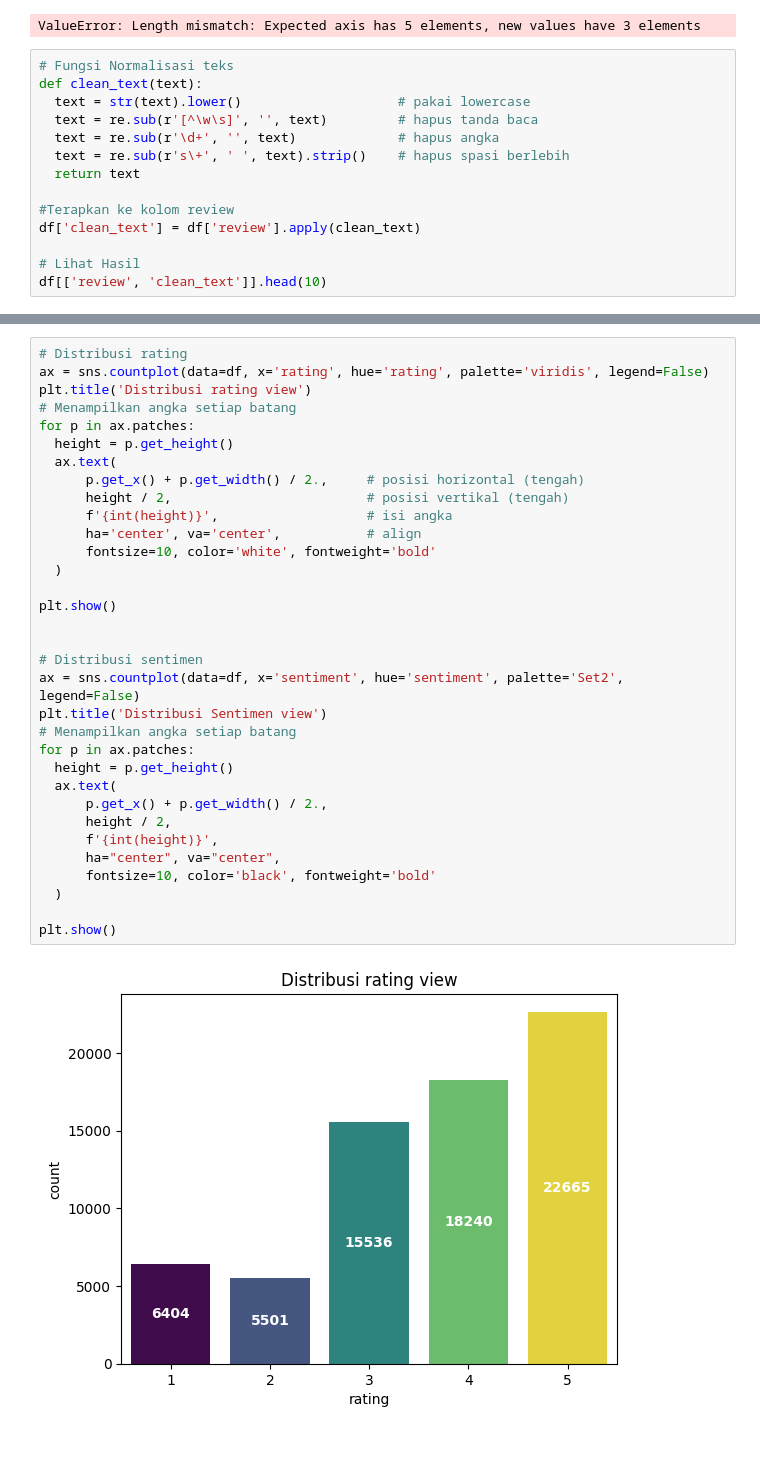
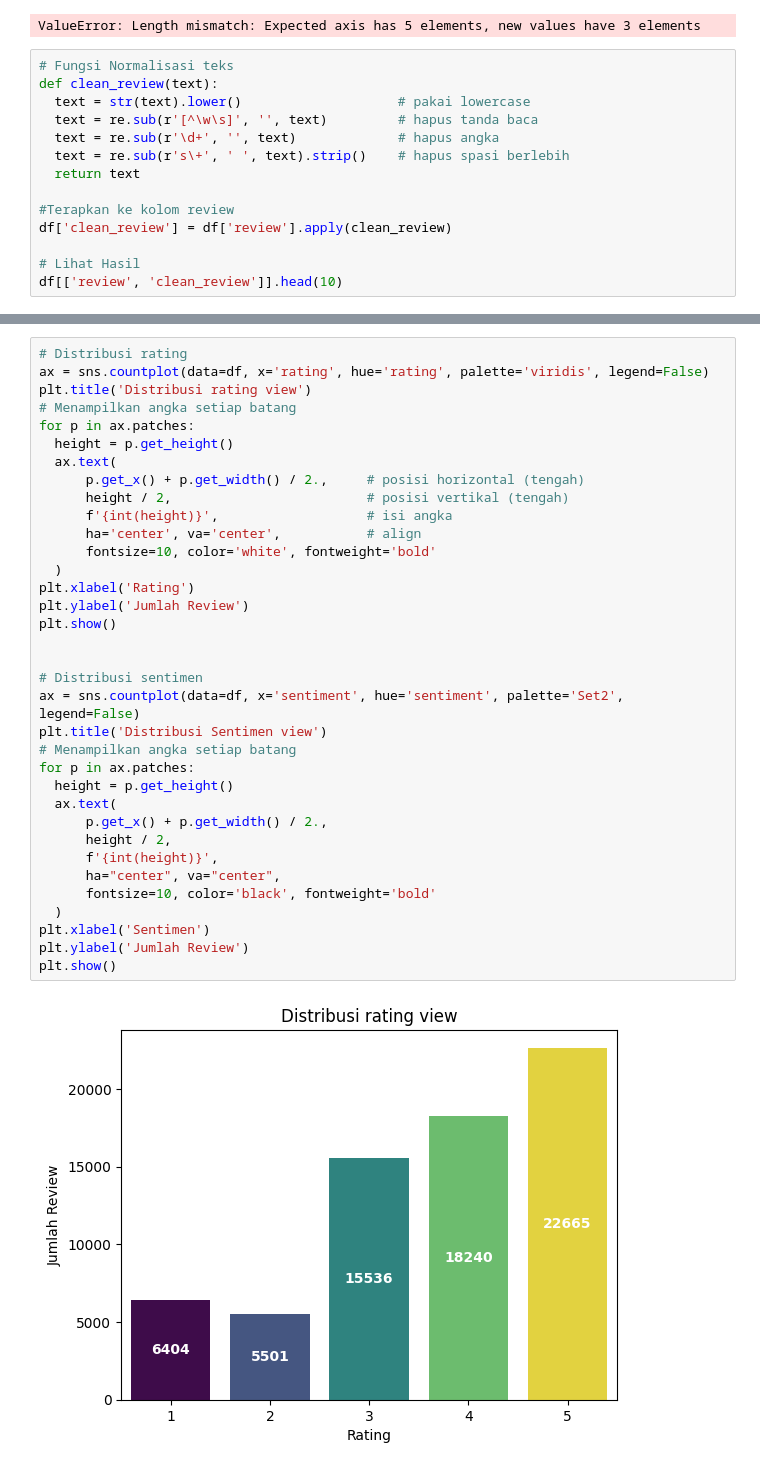
Before and after one commit to RizkyaSalsabila/Shopee-VS-Tokopedia-Review-Analysis, a Jupyter notebook: shopee_tokopedia_analysis.ipynb, the cells around one changed output, grey strips where cells are left out. Cells and saved outputs as stored; diff of their text form.

```diff
--- a/shopee_tokopedia_analysis.ipynb
+++ b/shopee_tokopedia_analysis.ipynb
@@ -54,7 +54,7 @@ df[['review', 'rating', 'sentiment']].head(10)
 ValueError: Length mismatch: Expected axis has 5 elements, new values have 3 elements
 # %%
 # Fungsi Normalisasi teks
-def clean_text(text):
+def clean_review(text):
   text = str(text).lower()                    # pakai lowercase
   text = re.sub(r'[^\w\s]', '', text)         # hapus tanda baca
   text = re.sub(r'\d+', '', text)             # hapus angka
@@ -62,8 +62,8 @@ def clean_text(text):
   return text
 
 #Terapkan ke kolom review
-df['clean_text'] = df['review'].apply(clean_text)
+df['clean_review'] = df['review'].apply(clean_review)
 
 # Lihat Hasil
-df[['review', 'clean_text']].head(10)
+df[['review', 'clean_review']].head(10)
 # %% [output]
@@ -86,33 +83,35 @@ Index(['review_id', 'review', 'rating', 'sentiment', 'clean_text'], dtype='objec
 ax = sns.countplot(data=df, x='rating', hue='rating', palette='viridis', legend=False)
 plt.title('Distribusi rating view')
 # Menampilkan angka setiap batang
 for p in ax.patches:
   height = p.get_height()
   ax.text(
       p.get_x() + p.get_width() / 2.,     # posisi horizontal (tengah)
       height / 2,                         # posisi vertikal (tengah)
       f'{int(height)}',                   # isi angka
       ha='center', va='center',           # align
       fontsize=10, color='white', fontweight='bold'
   )
-
+plt.xlabel('Rating')
+plt.ylabel('Jumlah Review')
 plt.show()
 
 
 # Distribusi sentimen
 ax = sns.countplot(data=df, x='sentiment', hue='sentiment', palette='Set2', legend=False)
 plt.title('Distribusi Sentimen view')
 # Menampilkan angka setiap batang
 for p in ax.patches:
   height = p.get_height()
   ax.text(
       p.get_x() + p.get_width() / 2.,
       height / 2,
       f'{int(height)}',
       ha="center", va="center",
       fontsize=10, color='black', fontweight='bold'
   )
-
+plt.xlabel('Sentimen')
+plt.ylabel('Jumlah Review')
 plt.show()
 # %% [output]
-[figure, old version]
+[figure, new version]
```
Also changed, not shown: parts of 4 cells of this notebook.
